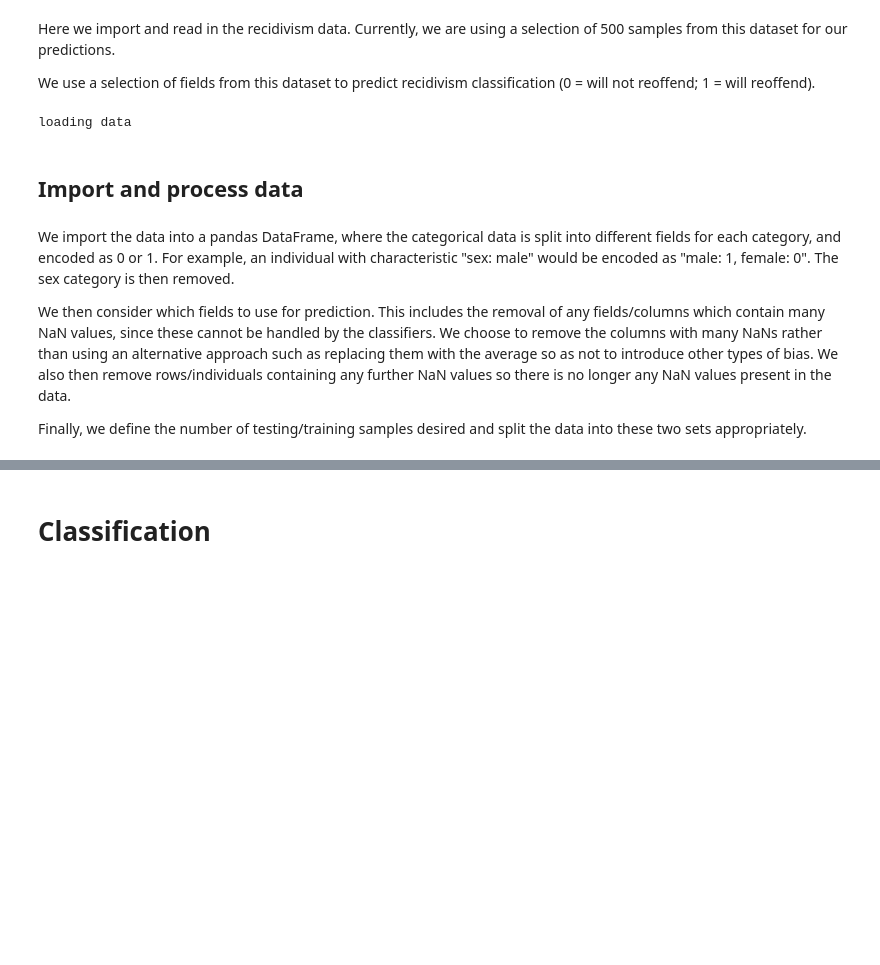
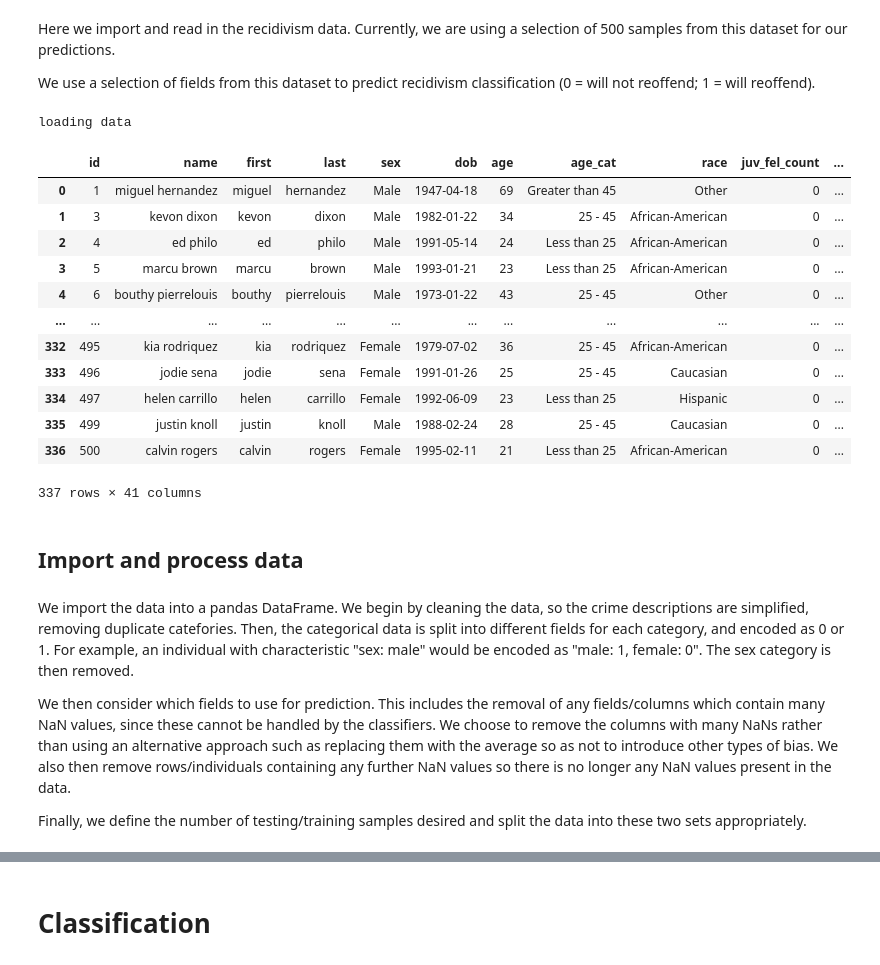
Before and after one commit to clairecoffey/project, a Jupyter notebook: claire_project.ipynb, the cells around one changed output, grey strips where cells are left out. Saved outputs shown, nothing was run; the diff lists cells and outputs as text; code cells hidden in the pictures; blank space fills up the shorter version.

```diff
--- a/claire_project.ipynb
+++ b/claire_project.ipynb
@@ -64,12 +65,26 @@ def load_file():
   return all_data
 # %%
 all_data = load_file()
+all_data
 # %% [output]
 loading data
+|  | id | name | first | last | sex | dob | age | age_cat | race | juv_fel_count | ... |
+| 0 | 1 | miguel hernandez | miguel | hernandez | Male | 1947-04-18 | 69 | Greater than 45 | Other | 0 | ... |
+| 1 | 3 | kevon dixon | kevon | dixon | Male | 1982-01-22 | 34 | 25 - 45 | African-American | 0 | ... |
+| 2 | 4 | ed philo | ed | philo | Male | 1991-05-14 | 24 | Less than 25 | African-American | 0 | ... |
+| 3 | 5 | marcu brown | marcu | brown | Male | 1993-01-21 | 23 | Less than 25 | African-American | 0 | ... |
+| 4 | 6 | bouthy pierrelouis | bouthy | pierrelouis | Male | 1973-01-22 | 43 | 25 - 45 | Other | 0 | ... |
+| ... | ... | ... | ... | ... | ... | ... | ... | ... | ... | ... | ... |
+| 332 | 495 | kia rodriquez | kia | rodriquez | Female | 1979-07-02 | 36 | 25 - 45 | African-American | 0 | ... |
+| 333 | 496 | jodie sena | jodie | sena | Female | 1991-01-26 | 25 | 25 - 45 | Caucasian | 0 | ... |
+| 334 | 497 | helen carrillo | helen | carrillo | Female | 1992-06-09 | 23 | Less than 25 | Hispanic | 0 | ... |
+| 335 | 499 | justin knoll | justin | knoll | Male | 1988-02-24 | 28 | 25 - 45 | Caucasian | 0 | ... |
+| 336 | 500 | calvin rogers | calvin | rogers | Female | 1995-02-11 | 21 | Less than 25 | African-American | 0 | ... |
+337 rows × 41 columns
 # %% [markdown]
 ## Import and process data
 # %% [markdown]
-We import the data into a pandas DataFrame, where the categorical data is  split into different fields for each category, and encoded as 0 or 1. For example, an individual with characteristic "sex: male" would be encoded as "male: 1, female: 0". The sex category is then removed.
+We import the data into a pandas DataFrame. We begin by cleaning the data, so the crime descriptions are simplified, removing duplicate catefories. Then,  the categorical data is  split into different fields for each category, and encoded as 0 or 1. For example, an individual with characteristic "sex: male" would be encoded as "male: 1, female: 0". The sex category is then removed.
 
 We then consider which fields to use for prediction. This includes the removal of any fields/columns which contain many NaN values, since these cannot be handled by the classifiers. We choose to remove the columns with many NaNs rather than using an alternative approach such as replacing them with the average so as not to introduce other types of bias. We also then remove rows/individuals containing any further NaN values so there is no longer any NaN values present in the data.
 
```
Also changed, not shown: parts of 10 cells of this notebook.
